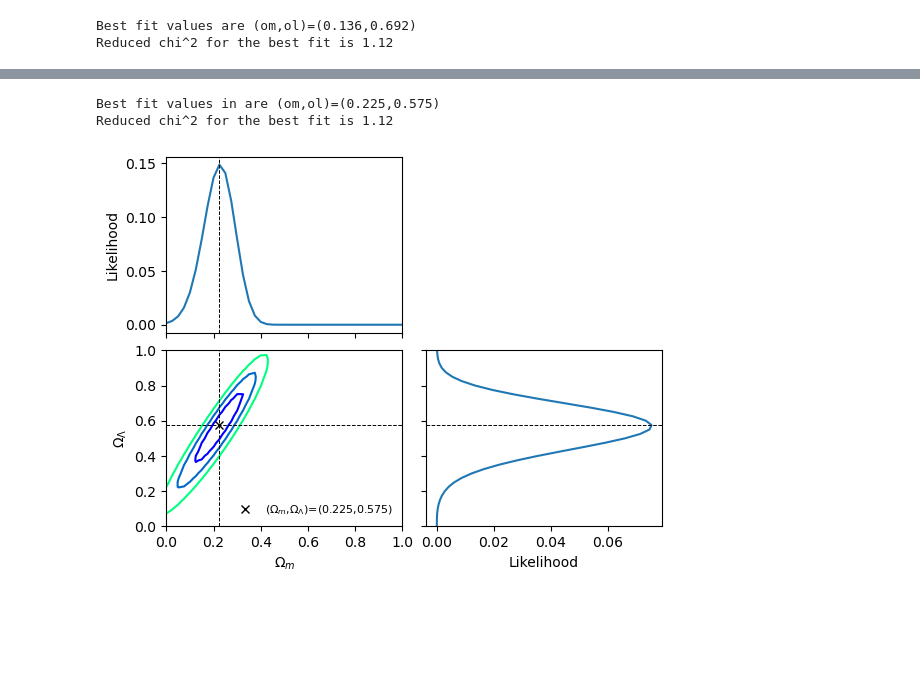
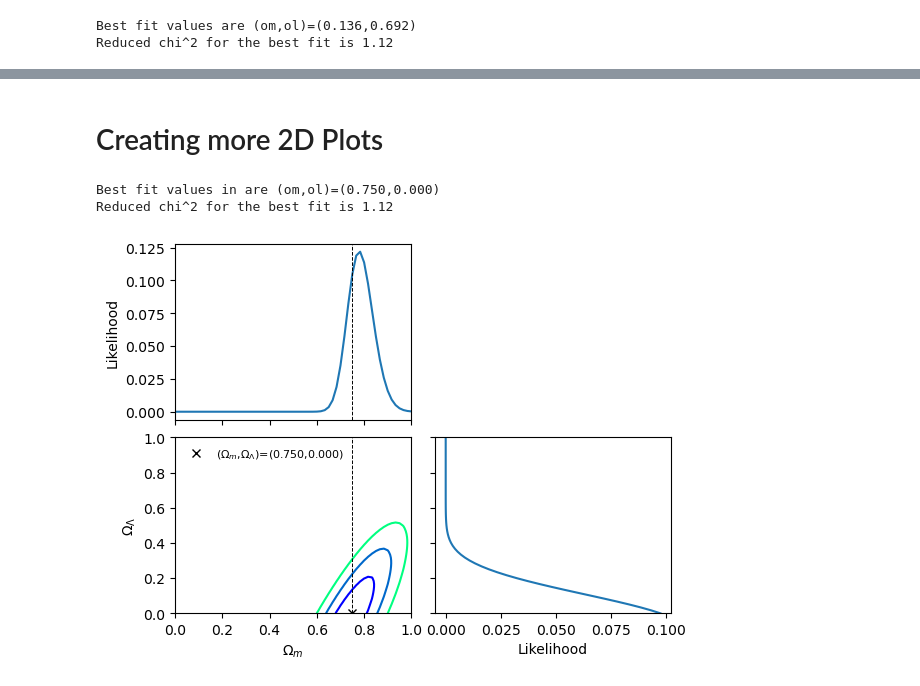
Before and after one commit to scotdevlin/Cosmo_tall, a Jupyter notebook: Oscar_Fit_Models.ipynb, the cells around one changed output, grey strips where cells are left out. Drawn from its saved outputs; the diff is of its cells as text; code cells hidden in the pictures; blank space fills up the shorter version.

Commit message:
added all the 2d plots

```diff
--- a/Oscar_Fit_Models.ipynb
+++ b/Oscar_Fit_Models.ipynb
@@ -316,0 +223,2 @@ def best_fit(datalabel, xlabel , ylabel , paramXname, paramYname, paramsX, param
+# %% [markdown]
+# Creating more 2D Plots
@@ -317,18 +318,19 @@ def best_fit(datalabel, xlabel , ylabel , paramXname, paramYname, paramsX, param
 # %%
 #should be able to change all initial conditions in this cell
-zs, mu, muerr = read_data('Data0')
+zs, mu, muerr = read_data('Data2')
 
-n = 41
+n = 61
 chi2 = np.ones((n, n)) * np.inf
 oms = np.linspace(0, 1.0, n)
 ols = np.linspace(0, 1.0, n)
 orrs = np.linspace(0, 1.0, n)
-w0s = np.linspace(-1.5, -0.5,n)
+w0s = np.linspace(-1.0, -0.0,n)
 was = np.linspace(-0.5,0.5,n)
-# %%
-best_fit("data0","$\Omega_m$", "$\Omega_{\Lambda}$", "om", "ol", oms, ols)
-#best_fit("$\Omega_m$", "$w_0$", "om", "w0", oms, w0s)
-# %% [output]
-Best fit values in are (om,ol)=(0.225,0.575)
-Reduced chi^2 for the best fit is 1.12
-[figure, removed]
+# %%
+best_fit("data2","$\Omega_m$", "$\Omega_{\Lambda}$", "om", "ol", oms, ols)
+#best_fit("data3","$\Omega_m$", "$w_0$", "om", "w0", oms, w0s)
+#best_fit("data3","$w_0$", "$w_a$", "w0", "wa", w0s, was)
+# %% [output]
+Best fit values in are (om,ol)=(0.750,0.000)
+Reduced chi^2 for the best fit is 1.12
+[figure, added]
```
Also changed, not shown: parts of 4 cells of this notebook, 17 other files.
